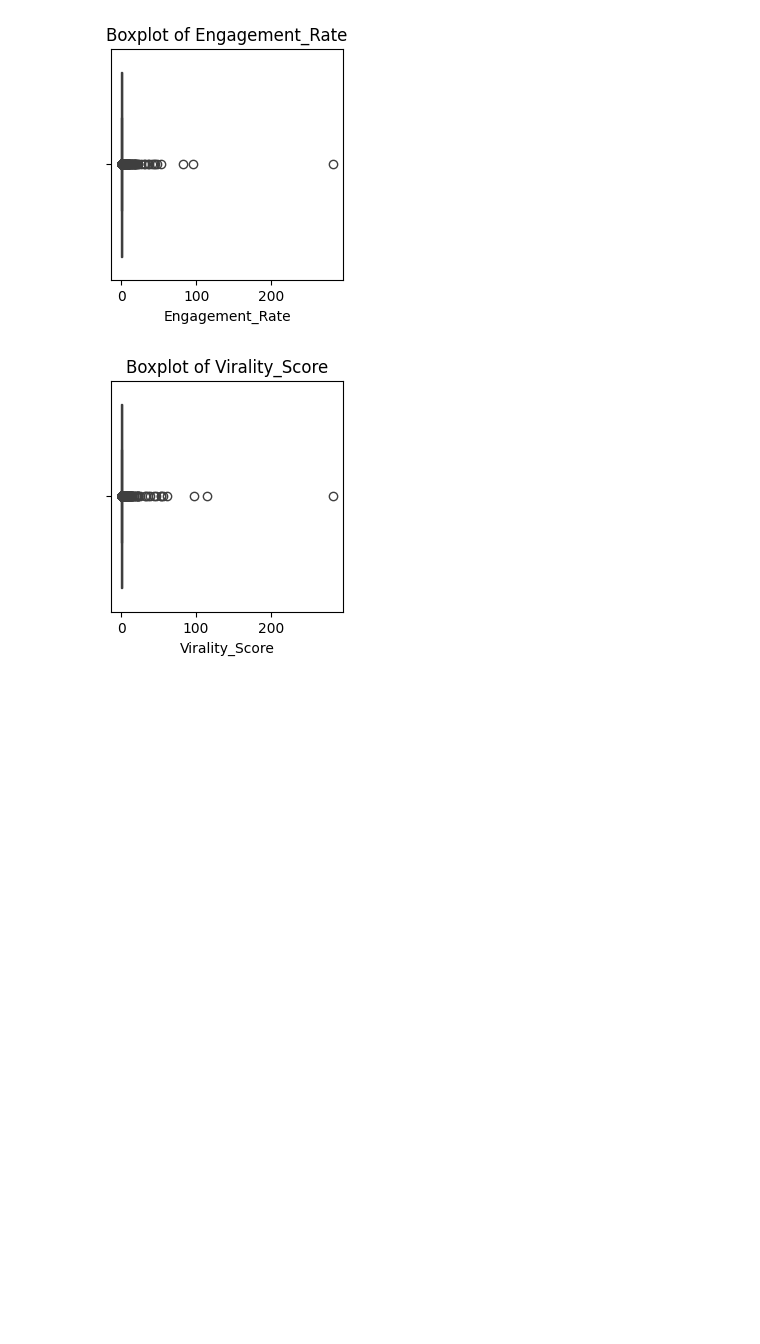
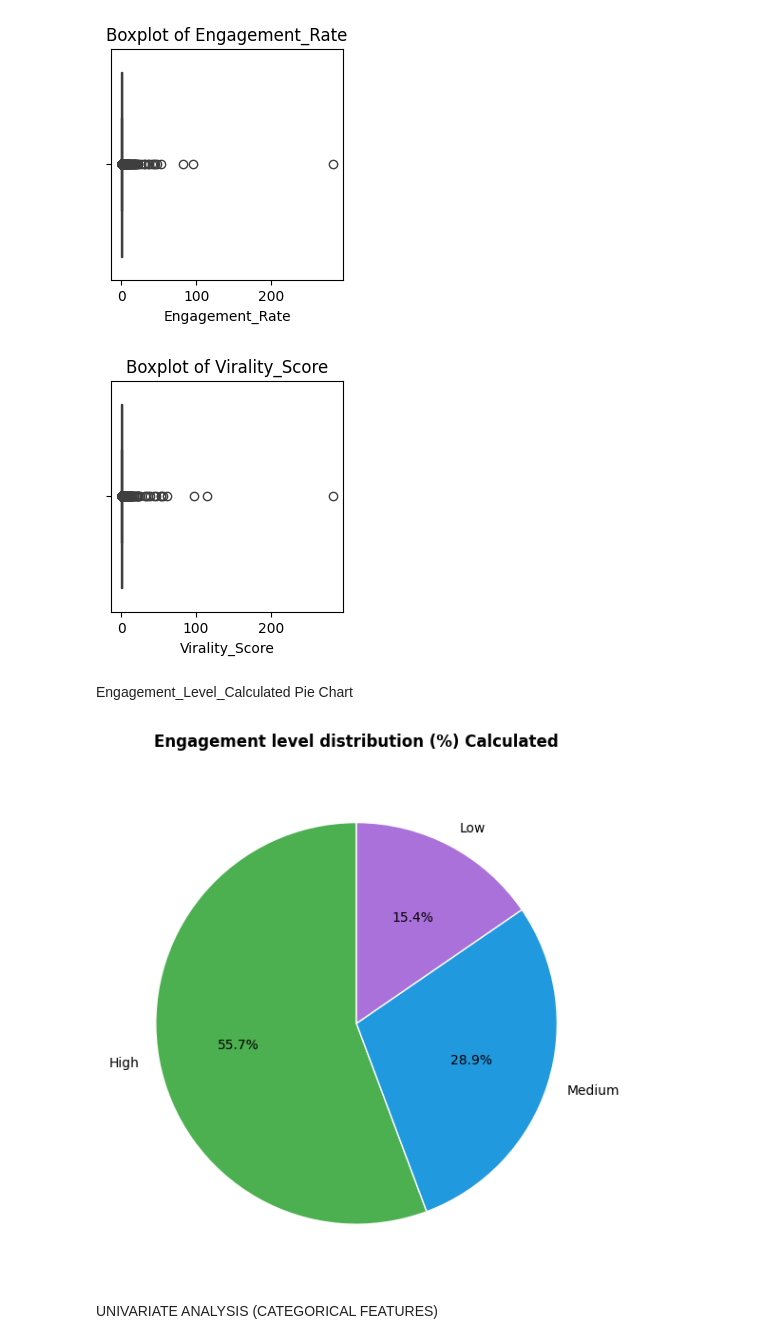
Before and after one commit to jari127/MSDS25026_Project, a Jupyter notebook: code_file.ipynb, the cells around one changed output. Saved outputs shown, nothing was run; the diff lists cells and outputs as text; code cells hidden in the pictures; blank space fills up the shorter version.

Commit message:
#09:Visualization update: Added Engagement_Level_Calculated pie chart and univariate analysis of categorical features (frequency counts and bar plots)

```diff
--- a/code_file.ipynb
+++ b/code_file.ipynb
@@ -8,6 +8,8 @@ import matplotlib.pyplot as plt
 from scipy.stats import skew, kurtosis
 from sklearn.preprocessing import OneHotEncoder, LabelEncoder
 from scipy.stats import pearsonr
+import math
+sns.set(style="whitegrid")
 # %%
 df=pd.read_csv("E:\MS Datascience\Tool and techniques for data science\MSDS25026_Project\Viral_Social_Media_Trends.csv")
 # %% [markdown]
@@ -539,3 +541,29 @@ for col in num_cols:
 [figure]
 [figure]
 [figure]
+# %% [markdown]
+Engagement_Level_Calculated Pie Chart
+# %%
+engagement_counts2 = df_filtered["Engagement_Level_Calculated"].value_counts()
+percentages = (engagement_counts2 / len(df)) * 100
+
+# Create the pie chart
+labels = ['High', 'Medium', 'Low']
+
+plt.figure(figsize=(8, 6))
+plt.pie(
+    percentages,
+    labels=labels,
+    autopct='%.1f%%',
+    startangle=90,
+    colors=['#4CAF50', "#2099DF", "#AB71DB"],
+    wedgeprops={'linewidth': 1, 'edgecolor': 'white'}
+)
+
+plt.title("Engagement level distribution (%) Calculated", fontweight='bold', pad=20)
+plt.tight_layout()
+plt.show()
+# %% [output]
+[figure, added]
+# %% [markdown]
+UNIVARIATE ANALYSIS (CATEGORICAL FEATURES)
```
Also changed, not shown: parts of 4 cells of this notebook, 3 other files.
